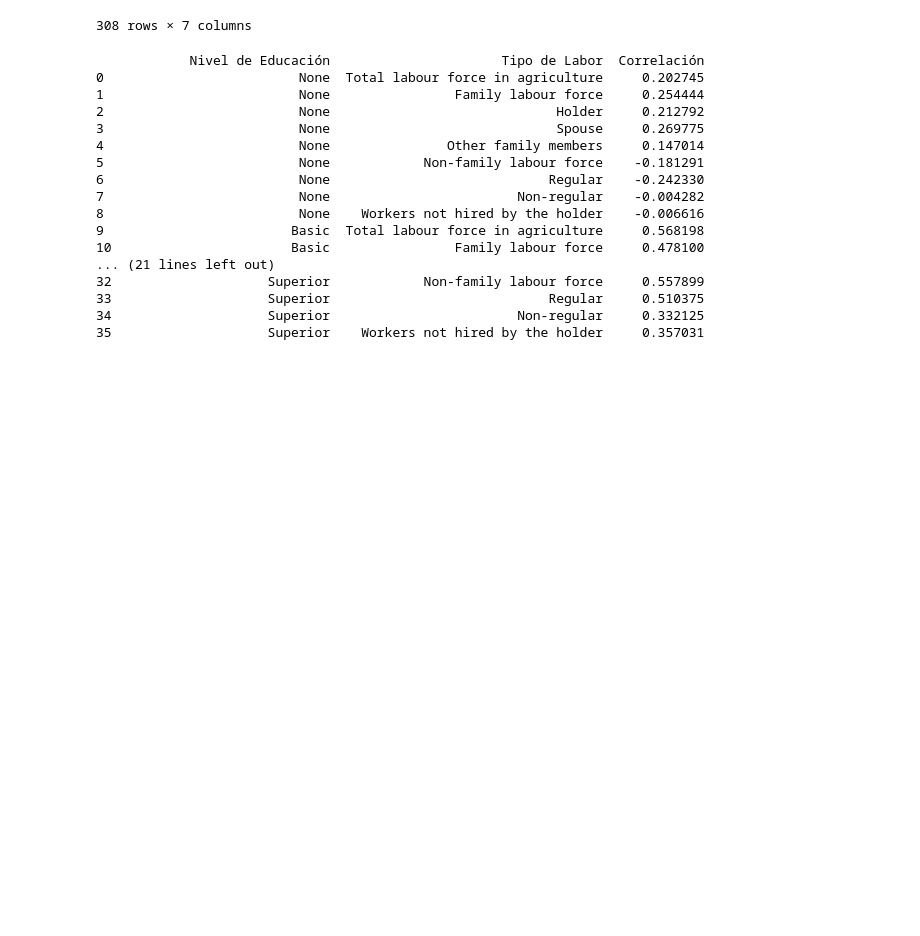
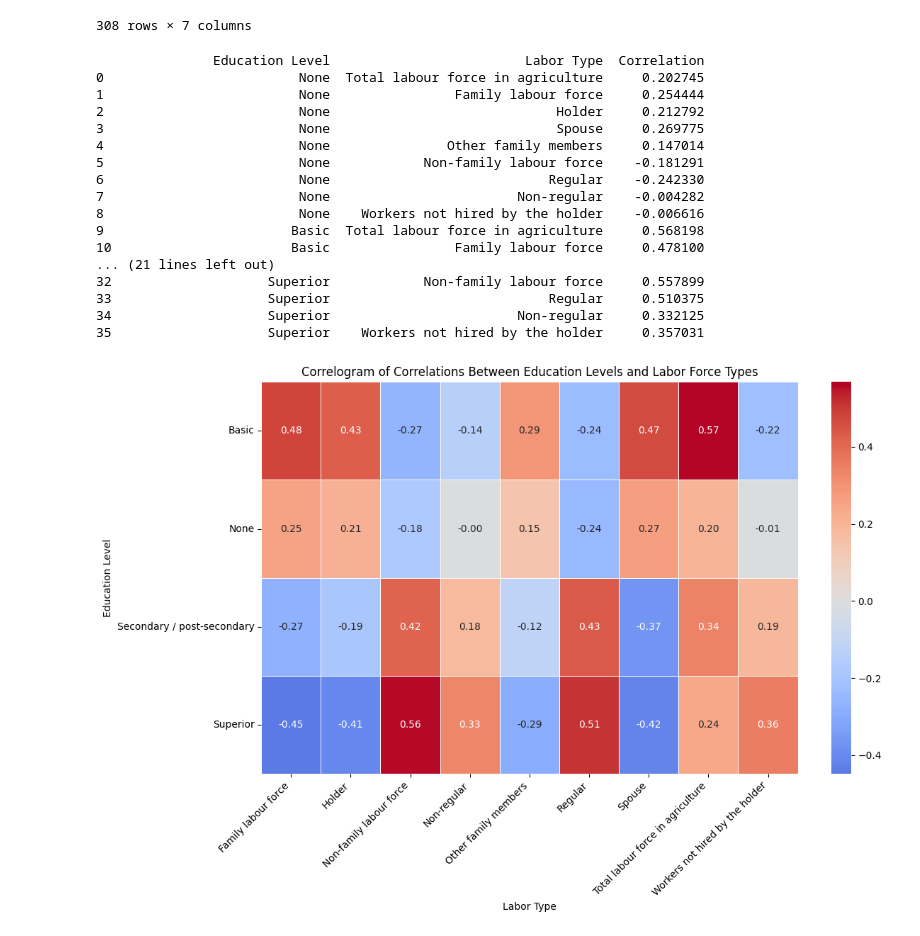
Before and after one commit to domwelsh/avcad_final, a Jupyter notebook: Codes/Labour_education.ipynb, the cells around one changed output. Cells and saved outputs as stored; diff of their text form; code cells hidden in the pictures; blank space fills up the shorter version.

```diff
--- a/Codes/Labour_education.ipynb
+++ b/Codes/Labour_education.ipynb
@@ -674,36 +674,50 @@ for nivel_educacion in niveles_educacion:
         # Combinar los dataframes filtrados usando merge
         df_combinado = pd.merge(df_educacion_filtrado, df_labor_filtrado, on='region_name', how='inner')
 
+        # print(df_combinado.head())
+
+
         # Calcular la correlación entre las columnas relevantes
         correlacion = df_combinado['percentage_x'].corr(df_combinado['percentage_y'])
 
         # Almacenar los resultados de correlación junto con los nombres de nivel de educación y tipo de labor
         correlation_results.append({
-            'Nivel de Educación': nivel_educacion,
-            'Tipo de Labor': tipo_labor,
-            'Correlación': correlacion
+            'Education Level': nivel_educacion,
+            'Labor Type': tipo_labor,
+            'Correlation': correlacion
         })
 
 # Crear un dataframe a partir de la lista de resultados de correlación
-df_correlacion = pd.DataFrame(correlation_results)
+df_correlation= pd.DataFrame(correlation_results)
 
 # Mostrar los resultados de correlación
-print(df_correlacion)
+print(df_correlation)
+
+# Generate a correlogram
+plt.figure(figsize=(12, 8))
+correlation_matrix = df_correlation.pivot(index="Education Level", columns="Labor Type", values="Correlation")
+sns.heatmap(correlation_matrix, annot=True, cmap='coolwarm', center=0, linewidths=.5, fmt=".2f")
+plt.title('Correlogram of Correlations Between Education Levels and Labor Force Types')
+plt.xticks(rotation=45, ha='right')
+plt.yticks(rotation=0)
+plt.tight_layout()
+plt.show()
 # %% [output]
-            Nivel de Educación                      Tipo de Labor  Correlación
+               Education Level                         Labor Type  Correlation
 0                         None  Total labour force in agriculture     0.202745
 1                         None                Family labour force     0.254444
 2                         None                             Holder     0.212792
 3                         None                             Spouse     0.269775
 4                         None               Other family members     0.147014
 5                         None            Non-family labour force    -0.181291
 6                         None                            Regular    -0.242330
 7                         None                        Non-regular    -0.004282
 8                         None    Workers not hired by the holder    -0.006616
 9                        Basic  Total labour force in agriculture     0.568198
 10                       Basic                Family labour force     0.478100
 ... (21 lines left out)
 32                    Superior            Non-family labour force     0.557899
 33                    Superior                            Regular     0.510375
 34                    Superior                        Non-regular     0.332125
 35                    Superior    Workers not hired by the holder     0.357031
+[figure, added]
```
Also changed, not shown: parts of 1 cell of this notebook.
